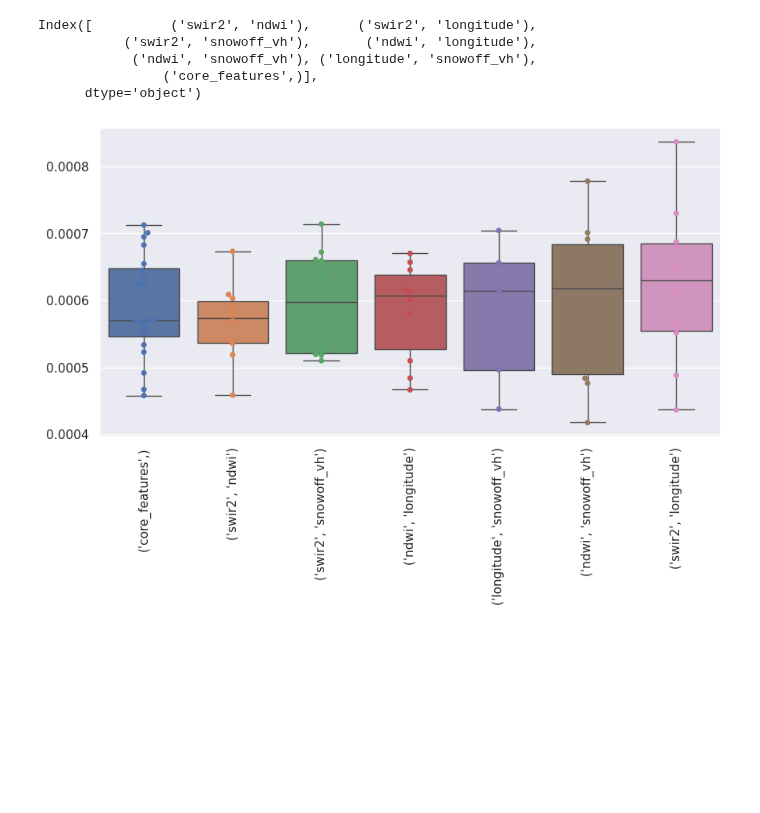
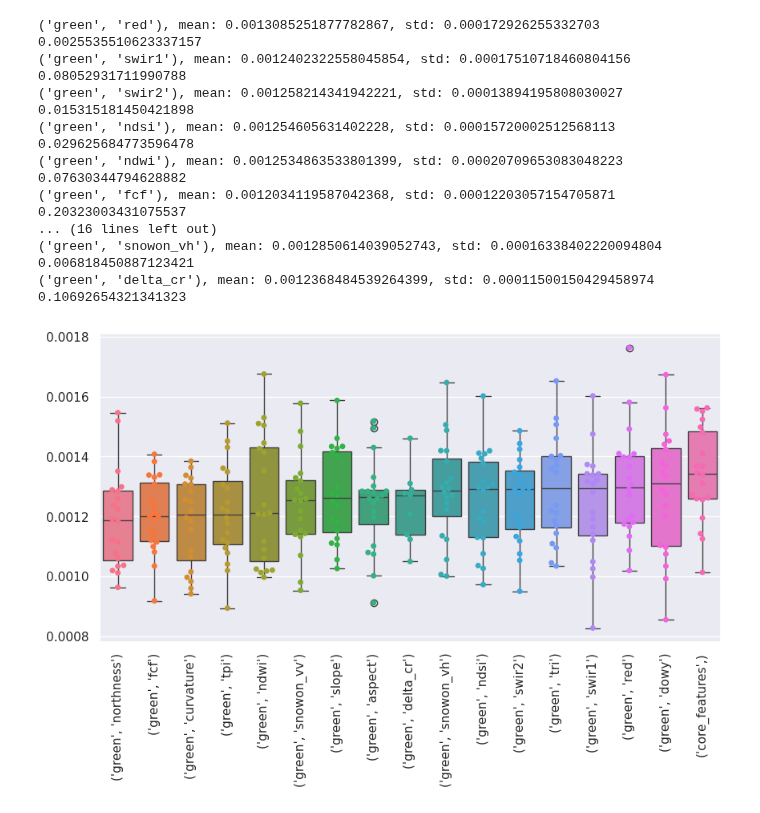
Before and after one commit to geo-smart/deep-snow, a Jupyter notebook: notebooks/train_val_test/feature_importance/check_pickle_addition.ipynb, the cells around one changed output. Saved outputs shown, nothing was run; the diff lists cells and outputs as text; code cells hidden in the pictures; blank space fills up the shorter version.

```diff
--- a/notebooks/train_val_test/feature_importance/check_pickle_addition.ipynb
+++ b/notebooks/train_val_test/feature_importance/check_pickle_addition.ipynb
@@ -8,12 +8,15 @@ from scipy.stats import mannwhitneyu
 # %%
-with open(f'../../loss/ResDepth_addition_v0.pkl', 'rb') as f:
-        experiment_data_v0 = pickle.load(f)
+# with open(f'../../loss/ResDepth_addition_v0.pkl', 'rb') as f:
+#         experiment_data_v0 = pickle.load(f)
 
-with open(f'../../loss/ResDepth_addition_v1.pkl', 'rb') as f:
-        experiment_data_v1 = pickle.load(f)
+# with open(f'../../loss/ResDepth_addition_v1.pkl', 'rb') as f:
+#         experiment_data_v1 = pickle.load(f)
+
+# experiment_data = experiment_data_v0
+
+# experiment_data['r0_baseline'] = experiment_data_v0['r0_baseline'] + experiment_data_v1['r0_baseline']
+# for key, value in experiment_data_v1['r1'].items():
+#     experiment_data['r1'][key] = experiment_data_v0['r1'][key] + value
-# %%
-experiment_data = experiment_data_v0
-
-experiment_data['r0_baseline'] = experiment_data_v0['r0_baseline'] + experiment_data_v1['r0_baseline']
-for key, value in experiment_data_v1['r1'].items():
-    experiment_data['r1'][key] = experiment_data_v0['r1'][key] + value
+# %%
+with open(f'../../../loss/ResDepth_addition_v2.pkl', 'rb') as f:
+        experiment_data = pickle.load(f)
@@ -125,26 +97,41 @@ plt.savefig('../../figs/addition_MSE_change.png', dpi=400, bbox_inches="tight")
+# %%
+for key, value in experiment_data['r2'].items():
+    print(f'{key}, mean: {np.mean(value)}, std: {np.std(value)}')
+    stat_val, p_val = ttest_ind(r1_df[r1_df.mean().idxmin()], value, equal_var=False)
+    print(p_val)
+# %% [output]
+('green', 'red'), mean: 0.0013085251877782867, std: 0.000172926255332703
+0.0025535510623337157
+('green', 'swir1'), mean: 0.0012402322558045854, std: 0.00017510718460804156
+0.08052931711990788
+('green', 'swir2'), mean: 0.001258214341942221, std: 0.00013894195808030027
+0.015315181450421898
+('green', 'ndsi'), mean: 0.001254605631402228, std: 0.00015720002512568113
+0.029625684773596478
+('green', 'ndwi'), mean: 0.0012534863533801399, std: 0.00020709653083048223
+0.07630344794628882
+('green', 'fcf'), mean: 0.0012034119587042368, std: 0.00012203057154705871
+0.20323003431075537
+... (16 lines left out)
+('green', 'snowon_vh'), mean: 0.0012850614039052743, std: 0.00016338402220094804
+0.006818450887123421
+('green', 'delta_cr'), mean: 0.0012368484539264399, std: 0.00011500150429458974
+0.10692654321341323
 # %%
 dic_for_df = experiment_data['r2']
 dic_for_df[('core_features',)] = experiment_data['r0_baseline']
-# %%
-df.columns
-# %% [output]
-Index([          ('swir2', 'ndwi'),      ('swir2', 'longitude'),
-           ('swir2', 'snowoff_vh'),       ('ndwi', 'longitude'),
-            ('ndwi', 'snowoff_vh'), ('longitude', 'snowoff_vh'),
-                ('core_features',)],
-      dtype='object')
 # %%
-df = pd.DataFrame.from_dict(dic_for_df, orient='index').transpose()
-df.columns = [f'{col}' for col in df.columns]
-medians = df.median()
+r2_df = pd.DataFrame.from_dict(dic_for_df, orient='index').transpose()
+r2_df.columns = [f'{col}' for col in r2_df.columns]
+medians = r2_df.median()
 sorted_columns = medians.sort_values().index
-df = df[sorted_columns]
+r2_df = r2_df[sorted_columns]
 # %%
 sns.set_theme()
 f, ax = plt.subplots(figsize=(10, 5))
-sns.boxplot(data=df, ax=ax)
-sns.swarmplot(data=df, ax=ax)
+sns.boxplot(data=r2_df, ax=ax)
+sns.swarmplot(data=r2_df, ax=ax)
 ax.tick_params(axis='x', rotation=90)
 #ax.axhline(df.core_features.median(), c='r')
 # %% [output]
-[figure, old version]
+[figure, new version]
```
Also changed, not shown: parts of 17 cells of this notebook, 39 other files.
